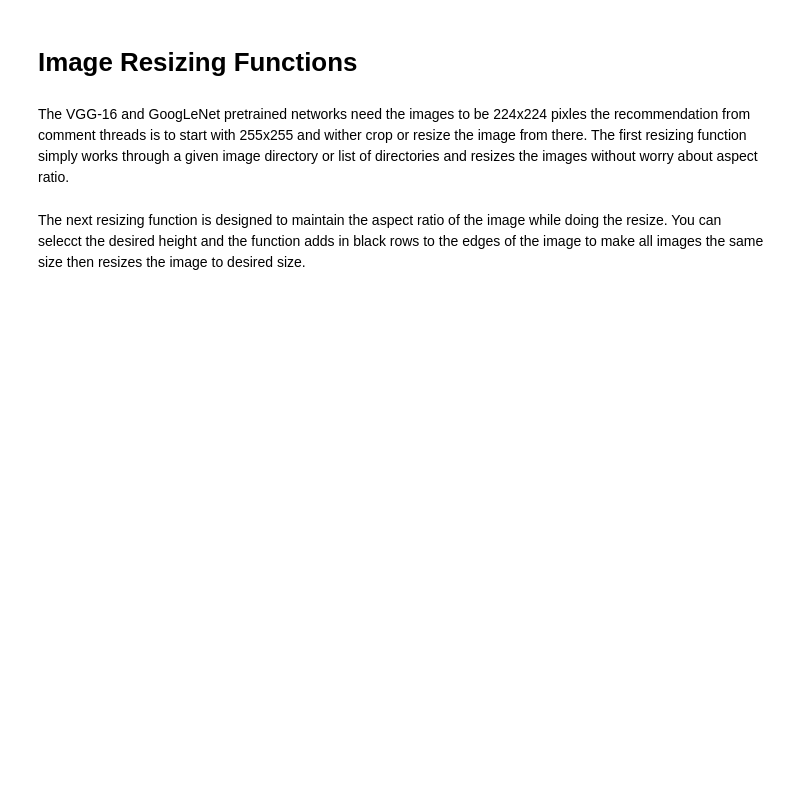
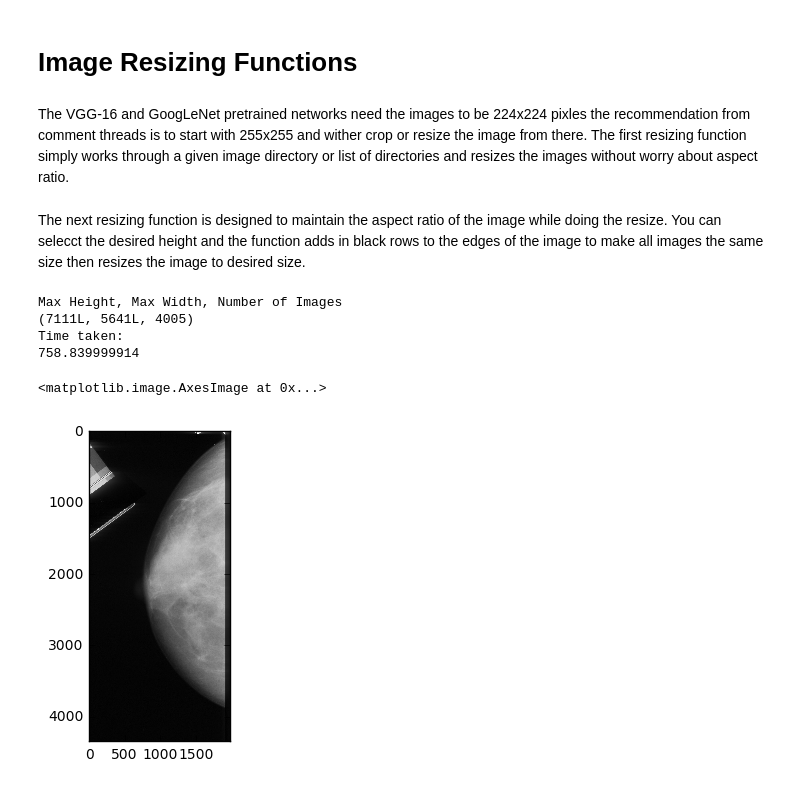
Before and after one commit to jnarhan/Breast_Cancer, a Jupyter notebook: src/img_preprocessing/Image_Resizing.ipynb, the cells around one changed output. Cells and saved outputs as stored; diff of their text form; code cells hidden in the pictures; blank space fills up the shorter version.

```diff
--- a/src/img_preprocessing/Image_Resizing.ipynb
+++ b/src/img_preprocessing/Image_Resizing.ipynb
@@ -37 +38,40 @@ import matplotlib.pyplot as plt
 %matplotlib inline
+# %%
+# Finds the Maximum height and width from all of the images from the first run we have
+# Max Height = 7111
+# Max Width = 5641
+# Count = 4005
+height = 0
+width = 0
+count = 0
+
+start = time.time()
+for directory in img_in:
+    images = os.listdir(directory)
+    for img in images:
+        im = misc.imread(os.path.join(directory, img), flatten=False, mode='L')
+        if im.shape[0] > height:
+            height = im.shape[0]
+        if im.shape[1] > width:
+            width = im.shape[1]
+        count += 1
+
+print("Max Height, Max Width, Number of Images")
+print(height, width, count)
+end = time.time()
+print("Time taken:")
+print(end - start)
+# %% [output]
+Max Height, Max Width, Number of Images
+(7111L, 5641L, 4005)
+Time taken:
+758.839999914
+# %%
+img_in = ["E:/erikn/Documents/GitHub/MLProjects/data698_images/png/"]
+images = os.listdir(img_in[0])
+im = Image.open(os.path.join(img_in[0], images[0]))
+img_w, img_h = im.size
+plt.imshow(im,cmap = plt.get_cmap('gray'))
+# %% [output]
+<matplotlib.image.AxesImage at 0x...>
+[figure, added]
```
Also changed, not shown: parts of 7 cells of this notebook.
